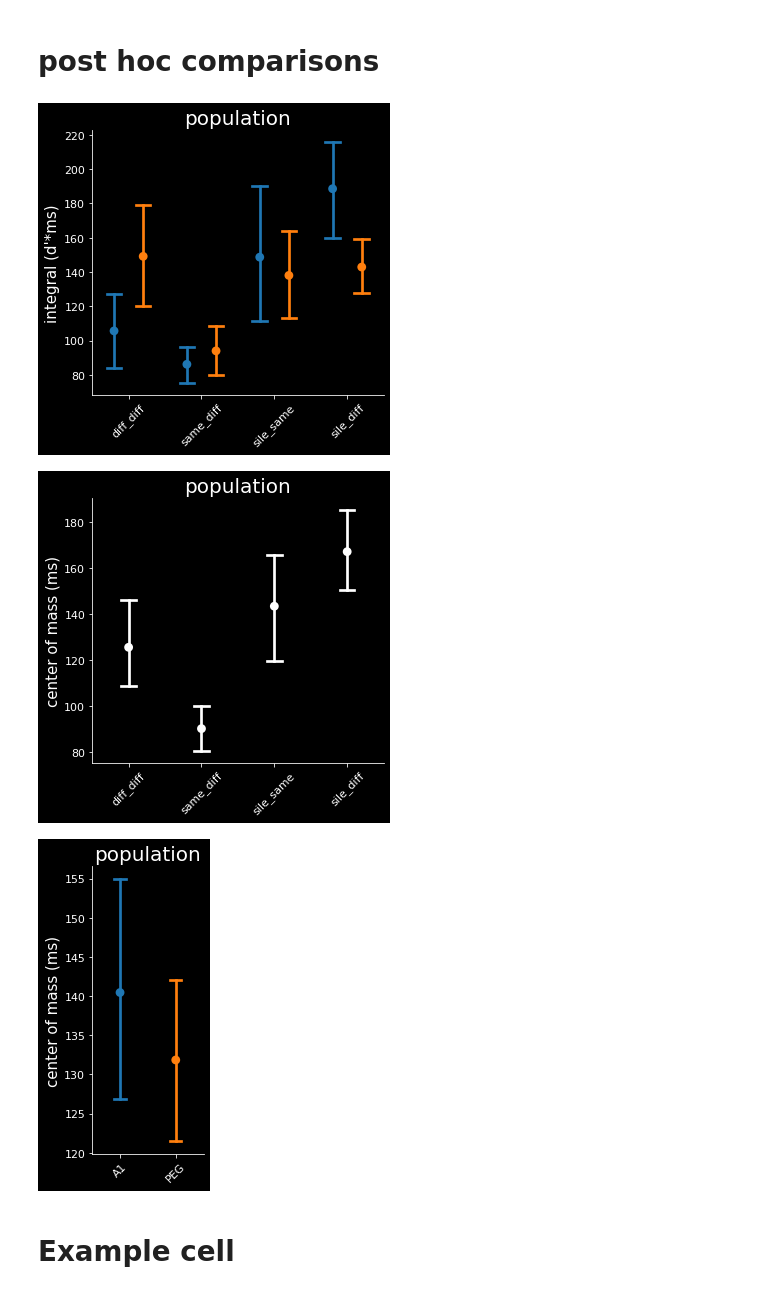
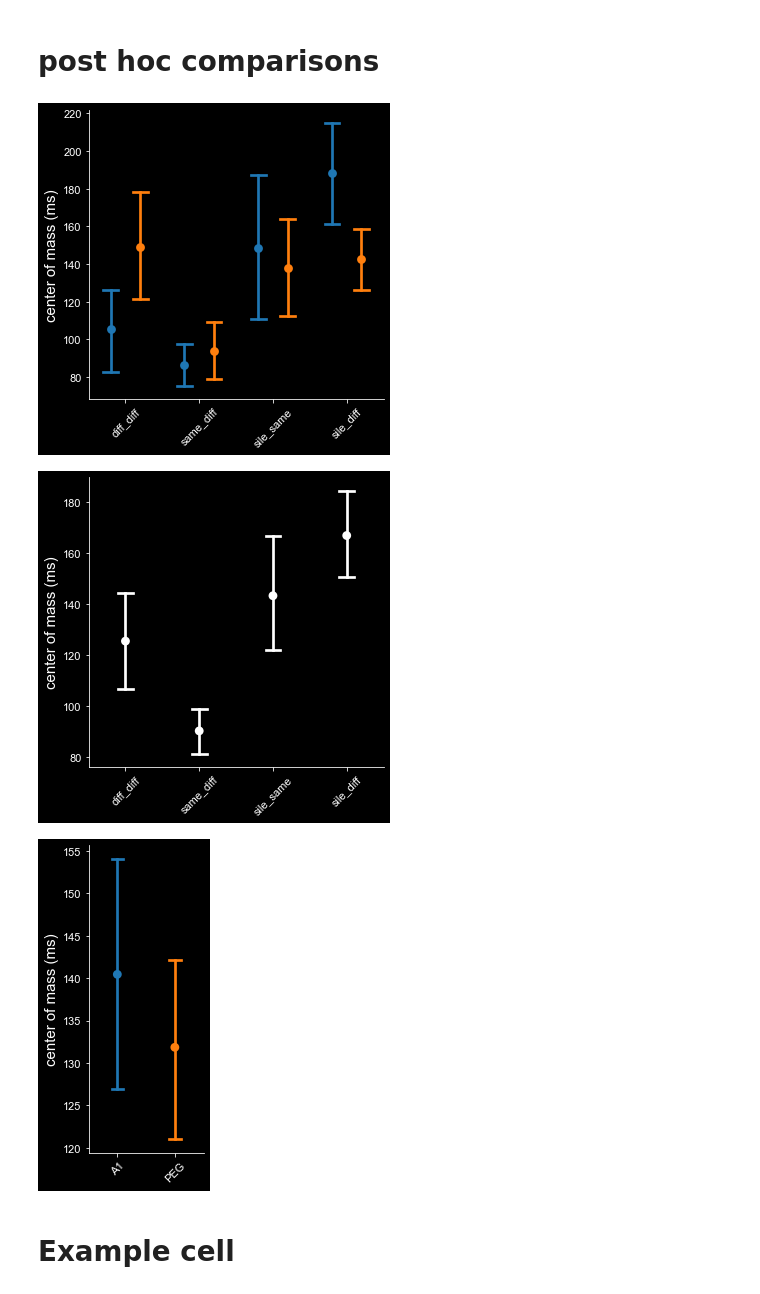
Before and after one commit to Mateo-Lopez-Espejo/context_probe_analysis, a Jupyter notebook: reports/210316_EARS_talk.ipynb, the cells around one changed output. Saved outputs shown, nothing was run; the diff lists cells and outputs as text; code cells hidden in the pictures.

```diff
--- a/reports/210316_EARS_talk.ipynb
+++ b/reports/210316_EARS_talk.ipynb
@@ -436,14 +460,14 @@ ax.legend([],[], frameon=False)
 ax.set_xticklabels(trans_ord, rotation = 45)
 
 ax.set_xlabel('')
-ax.set_ylabel("integral (d'*ms)")
-ax.set_title(f"{analysis}")
+ax.set_ylabel(metric)
+# ax.set_title(f"{analysis}")
 fig.tight_layout(rect=(0,0,1,1))
 fig.set_size_inches(5,5)
-title =f'{analysis}_{metric}_post_hoc_interaction_{scatter}'
+title =f'{analysis}_{mname}_post_hoc_interaction'
 savefig(fig, "EARS_figures", title)
 # %% [output]
-[figure, old version]
+[figure, new version]
 # %%
 fig, ax = plt.subplots()
 if scatter:
@@ -456,33 +480,33 @@ ax.set_xticklabels(trans_ord, rotation = 45)
 
 ax.set_xlabel('')
 ax.set_ylabel(metric)
-ax.set_title(f"{analysis}")
+# ax.set_title(f"{analysis}")
 fig.tight_layout(rect=(0,0,1,1))
 fig.set_size_inches(5,5)
-title =f'{analysis}_{metric}_post_hoc_trans_pair_{scatter}'
+title =f'{analysis}_{mname}_post_hoc_trans_pair'
 savefig(fig, "EARS_figures", title)
 # %% [output]
-[figure, old version]
+[figure, new version]
 # %%
 fig, ax = plt.subplots()
 if scatter:
     ax = sns.stripplot(x='region', y='value', data=toplot, order=reg_ord, hue_order=reg_ord,
                        s=2, jitter=0.3, dodge=True, palette=sns.color_palette(), ax=ax)
 ax = sns.pointplot(x='region', y='value', data=tocalc, order=reg_ord, hue_order=reg_ord,
                    s=2, dodge=0.4, join=False, palette=sns.color_palette(), capsize=0.2, ci=68, ax=ax)
 
 ax.legend([],[], frameon=False)
 ax.set_xticklabels(reg_ord, rotation = 45)
 
 ax.set_xlabel('')
 ax.set_ylabel(metric)
-ax.set_title(f"{analysis}")
+# ax.set_title(f"{analysis}")
 fig.tight_layout(rect=(0,0,1,1))
 fig.set_size_inches(2.5,5)
-title =f'{analysis}_{metric}_post_hoc_region_{scatter}'
+title =f'{analysis}_{mname}_post_hoc_region'
 savefig(fig, "EARS_figures", title)
 # %% [output]
-[figure, old version]
+[figure, new version]
 # %% [markdown]
 # Example cell
 # %%
```
Also changed, not shown: parts of 13 cells of this notebook, 1 other file.
